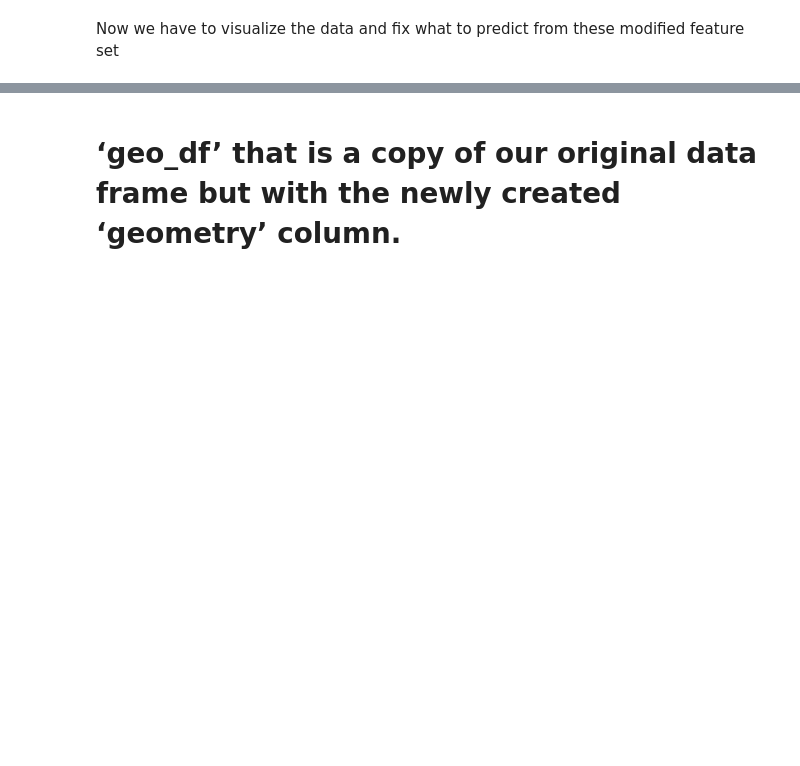
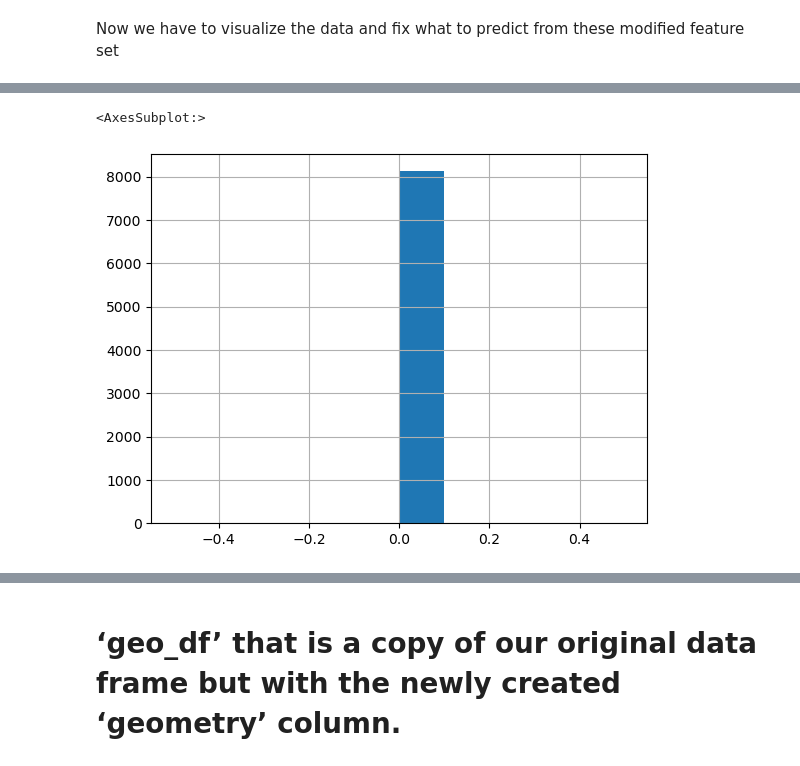
Before and after one commit to Shawon046/Crime-Prediction-for-Montgomery-County, a Jupyter notebook: crime predictor.ipynb, the cells around one changed output, grey strips where cells are left out. Cells and saved outputs as stored; diff of their text form; code cells hidden in the pictures; blank space fills up the shorter version.

```diff
--- a/crime predictor.ipynb
+++ b/crime predictor.ipynb
@@ -17,7 +17,7 @@ from shapely.geometry import Point, Polygon
 
 # At first we mount the dataset from local file
 
-data = pd.read_csv('Crime.csv')
+inputdf = pd.read_csv('Crime.csv')
 # %%
 
 
@@ -111,0 +119,5 @@ montgomery_county_map.to_crs(epsg=4326).plot()
+# %%
+inputdf['Latitude'].hist()
+# %% [output]
+<AxesSubplot:>
+[figure, added]
```
Also changed, not shown: parts of 13 cells of this notebook.
